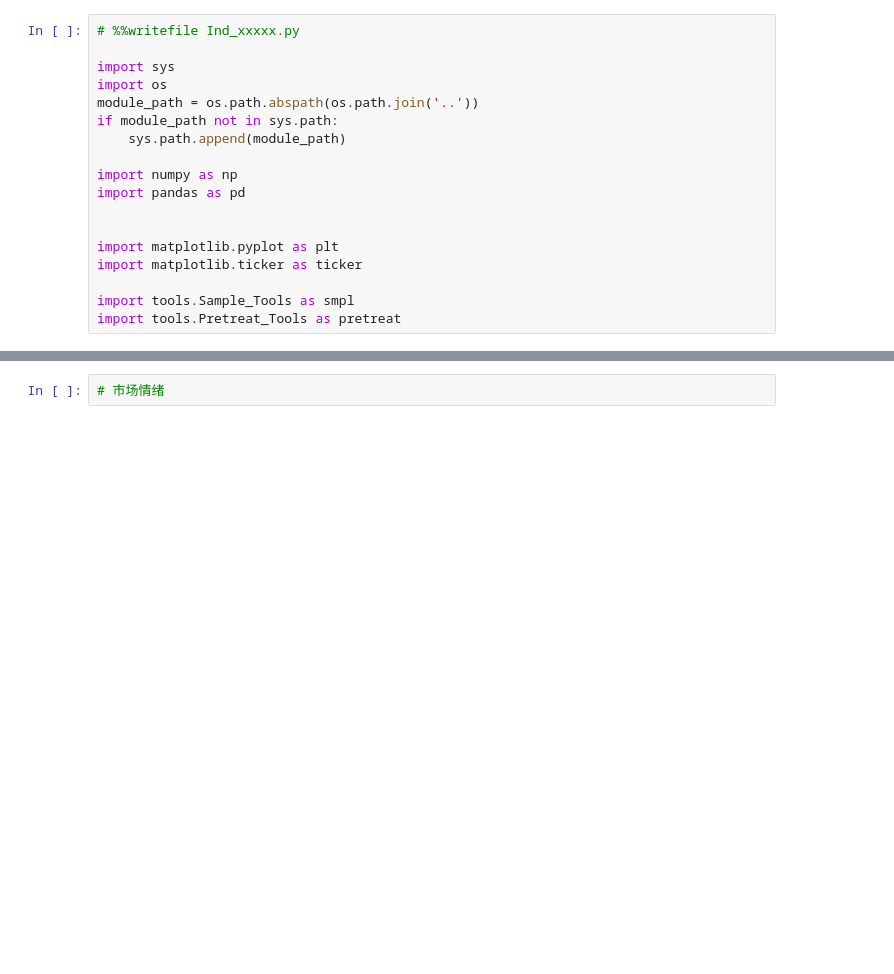
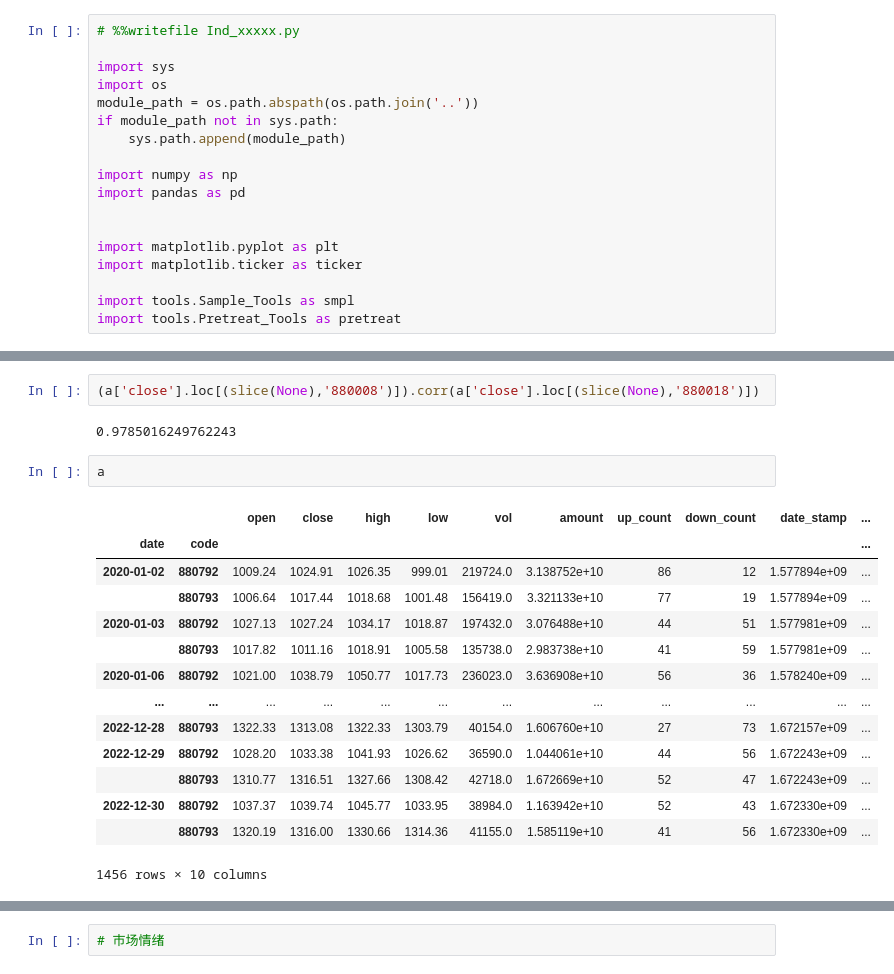
Before and after one commit to kaikai03/IndicatorLab, a Jupyter notebook: ind/Ind_Sentiment.ipynb, the cells around one changed output, grey strips where cells are left out. Drawn from its saved outputs; the diff is of its cells as text; blank space fills up the shorter version.

```diff
--- a/ind/Ind_Sentiment.ipynb
+++ b/ind/Ind_Sentiment.ipynb
@@ -84,0 +120,21 @@ ax3.plot(range(bench.shape[0]),bench['close'].values,linestyle=":", linewidth=2,
+# %%
+(a['close'].loc[(slice(None),'880008')]).corr(a['close'].loc[(slice(None),'880018')])
+# %% [output]
+0.9785016249762243
+# %%
+a
+# %% [output]
+|  |  | open | close | high | low | vol | amount | up_count | down_count | date_stamp | ... |
+| date | code |  |  |  |  |  |  |  |  |  | ... |
+| 2020-01-02 | 880792 | 1009.24 | 1024.91 | 1026.35 | 999.01 | 219724.0 | 3.138752e+10 | 86 | 12 | 1.577894e+09 | ... |
+|  | 880793 | 1006.64 | 1017.44 | 1018.68 | 1001.48 | 156419.0 | 3.321133e+10 | 77 | 19 | 1.577894e+09 | ... |
+| 2020-01-03 | 880792 | 1027.13 | 1027.24 | 1034.17 | 1018.87 | 197432.0 | 3.076488e+10 | 44 | 51 | 1.577981e+09 | ... |
+|  | 880793 | 1017.82 | 1011.16 | 1018.91 | 1005.58 | 135738.0 | 2.983738e+10 | 41 | 59 | 1.577981e+09 | ... |
+| 2020-01-06 | 880792 | 1021.00 | 1038.79 | 1050.77 | 1017.73 | 236023.0 | 3.636908e+10 | 56 | 36 | 1.578240e+09 | ... |
+| ... | ... | ... | ... | ... | ... | ... | ... | ... | ... | ... | ... |
+| 2022-12-28 | 880793 | 1322.33 | 1313.08 | 1322.33 | 1303.79 | 40154.0 | 1.606760e+10 | 27 | 73 | 1.672157e+09 | ... |
+| 2022-12-29 | 880792 | 1028.20 | 1033.38 | 1041.93 | 1026.62 | 36590.0 | 1.044061e+10 | 44 | 56 | 1.672243e+09 | ... |
+|  | 880793 | 1310.77 | 1316.51 | 1327.66 | 1308.42 | 42718.0 | 1.672669e+10 | 52 | 47 | 1.672243e+09 | ... |
+| 2022-12-30 | 880792 | 1037.37 | 1039.74 | 1045.77 | 1033.95 | 38984.0 | 1.163942e+10 | 52 | 43 | 1.672330e+09 | ... |
+|  | 880793 | 1320.19 | 1316.00 | 1330.66 | 1314.36 | 41155.0 | 1.585119e+10 | 41 | 56 | 1.672330e+09 | ... |
+1456 rows × 10 columns
```
Also changed, not shown: parts of 10 cells of this notebook.
